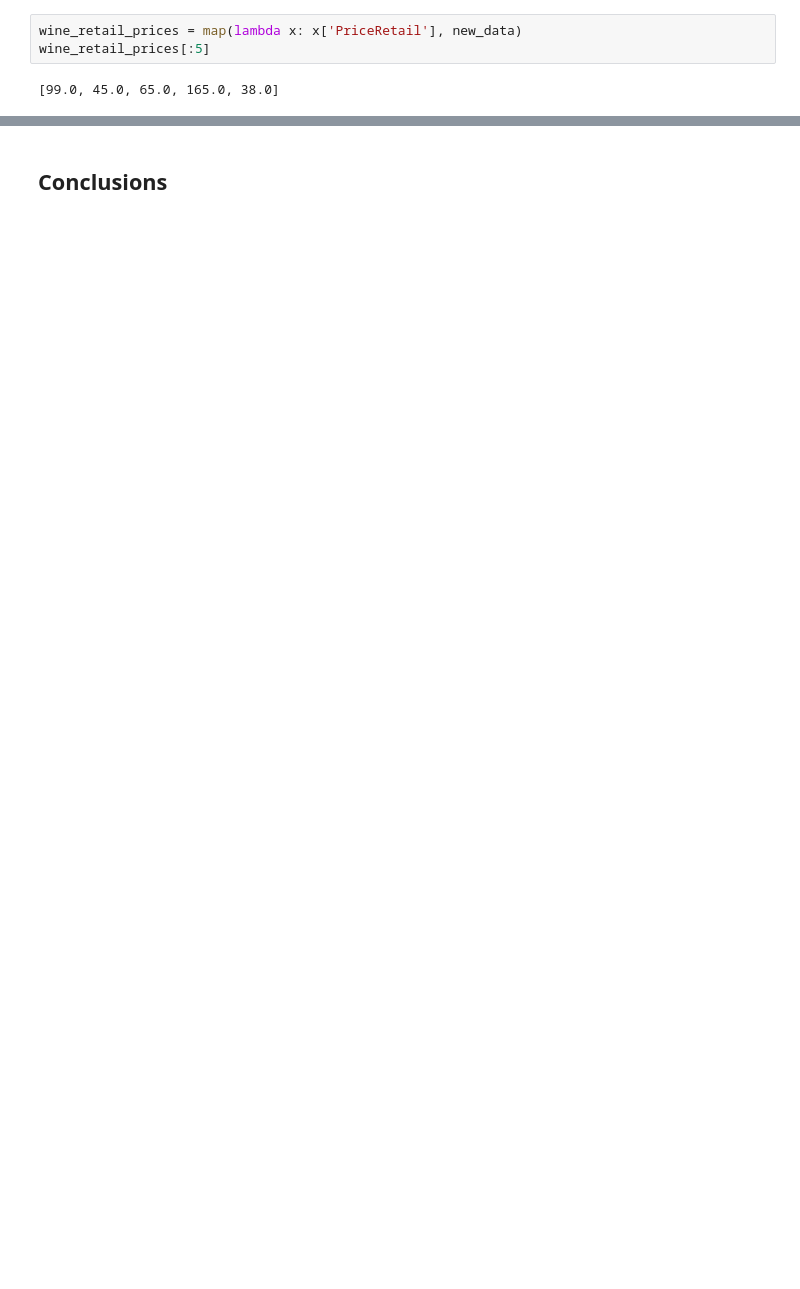
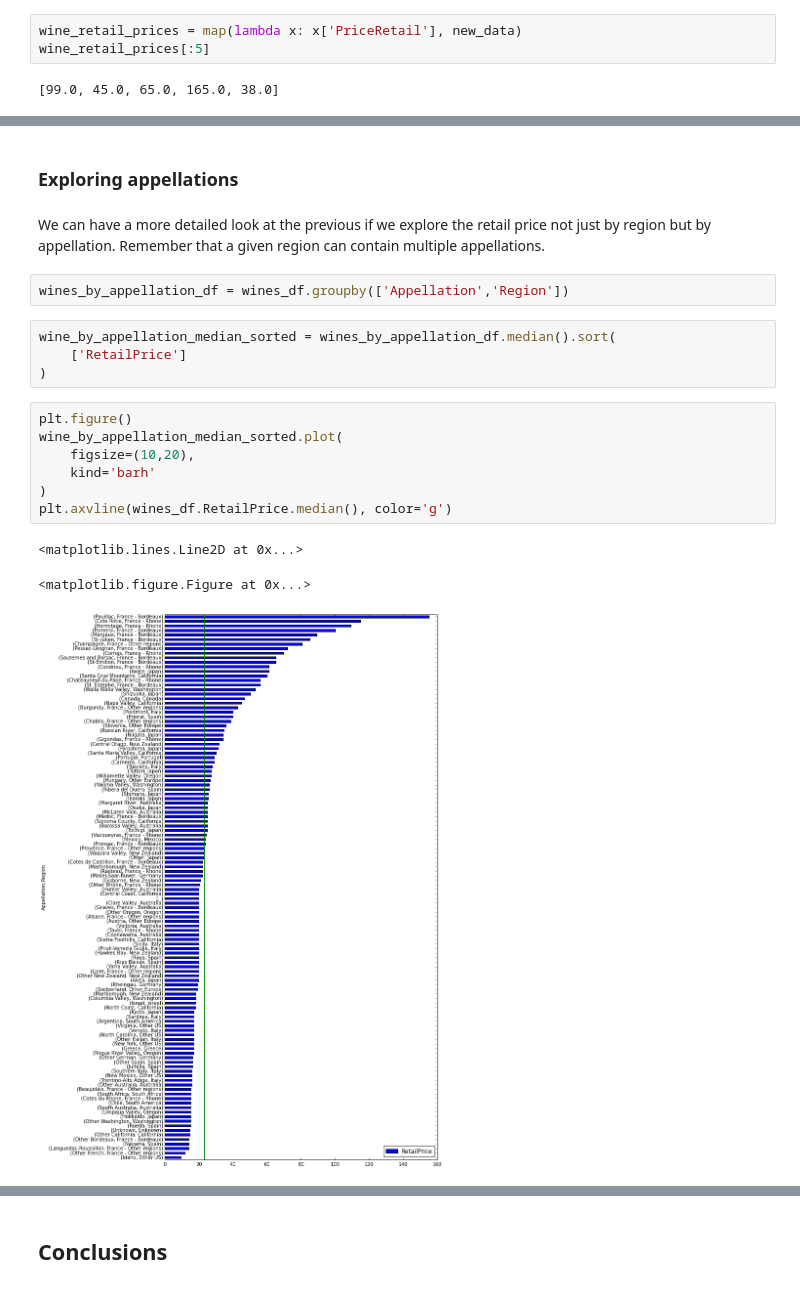
Before and after one commit to jadianes/data-journalism, a Jupyter notebook: notebooks/wine-market/wine-market.ipynb, the cells around one changed output, grey strips where cells are left out. Cells and saved outputs as stored; diff of their text form; blank space fills up the shorter version.

```diff
--- a/notebooks/wine-market/wine-market.ipynb
+++ b/notebooks/wine-market/wine-market.ipynb
@@ -269,0 +340,21 @@ Some charts visualising wine preferences. Candidates:
+# %% [markdown]
+### Exploring appellations
+# %% [markdown]
+We can have a more detailed look at the previous if we explore the retail price not just by region but by appellation. Remember that a given region can contain multiple appellations.
+# %%
+wines_by_appellation_df = wines_df.groupby(['Appellation','Region'])
+# %%
+wine_by_appellation_median_sorted = wines_by_appellation_df.median().sort(
+    ['RetailPrice']
+)
+# %%
+plt.figure()
+wine_by_appellation_median_sorted.plot(
+    figsize=(10,20),
+    kind='barh'
+)
+plt.axvline(wines_df.RetailPrice.median(), color='g')
+# %% [output]
+<matplotlib.lines.Line2D at 0x...>
+<matplotlib.figure.Figure at 0x...>
+[figure, added]
```
Also changed, not shown: parts of 47 cells of this notebook.
